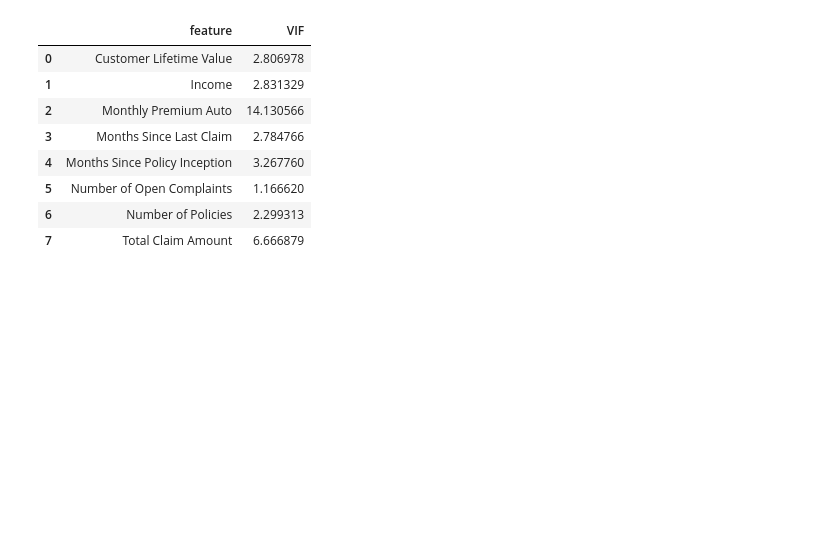
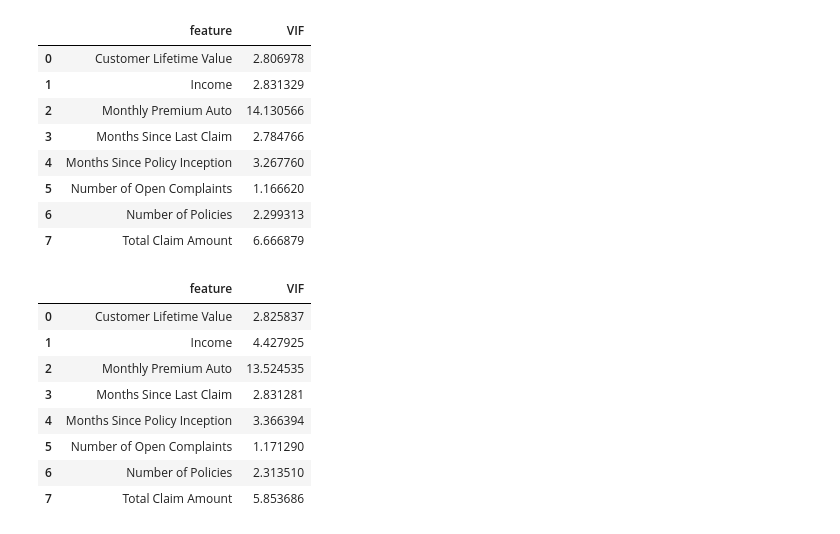
Before and after one commit to jordi-zaragoza/lab-customer-analysis-round-4, a Jupyter notebook: exercise-lab4.ipynb, the cells around one changed output. Saved outputs shown, nothing was run; the diff lists cells and outputs as text; code cells hidden in the pictures; blank space fills up the shorter version.

```diff
--- a/exercise-lab4.ipynb
+++ b/exercise-lab4.ipynb
@@ -108,6 +104,22 @@ vif_data
 | 5 | Number of Open Complaints | 1.166620 |
 | 6 | Number of Policies | 2.299313 |
 | 7 | Total Claim Amount | 6.666879 |
+# %%
+# For the data cleaned:
+vif_data_clean = pd.DataFrame()
+vif_data_clean["feature"] = numerical_clean.columns
+vif_data_clean["VIF"] = [variance_inflation_factor(numerical_clean.values, i) for i in range(len(numerical_clean.columns))]
+vif_data_clean
+# %% [output]
+|  | feature | VIF |
+| 0 | Customer Lifetime Value | 2.825837 |
+| 1 | Income | 4.427925 |
+| 2 | Monthly Premium Auto | 13.524535 |
+| 3 | Months Since Last Claim | 2.831281 |
+| 4 | Months Since Policy Inception | 3.366394 |
+| 5 | Number of Open Complaints | 1.171290 |
+| 6 | Number of Policies | 2.313510 |
+| 7 | Total Claim Amount | 5.853686 |
 # %%
 # ---------------------------------------------------------------------------------------------------------------
 # 4. Drop one of the two features that show a high correlation between them (greater than 0.9). Write code for both
```
Also changed, not shown: parts of 8 cells of this notebook.
